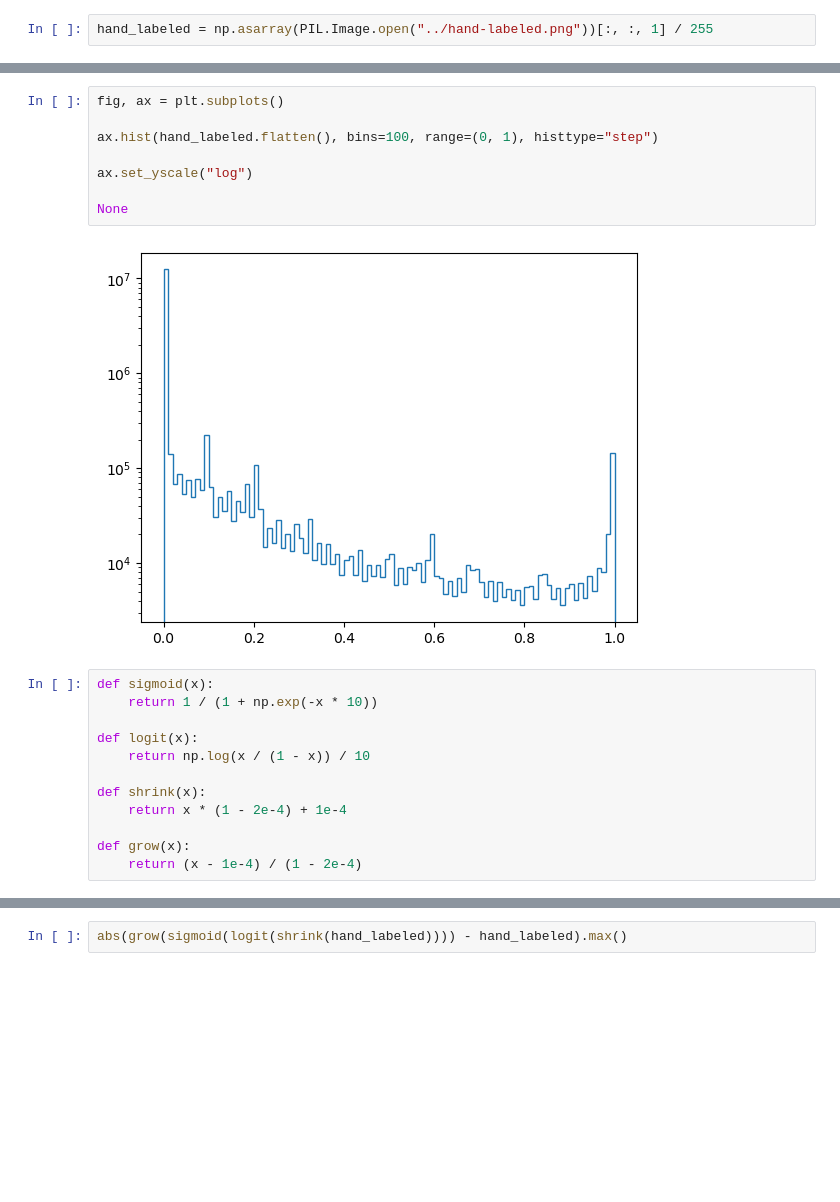
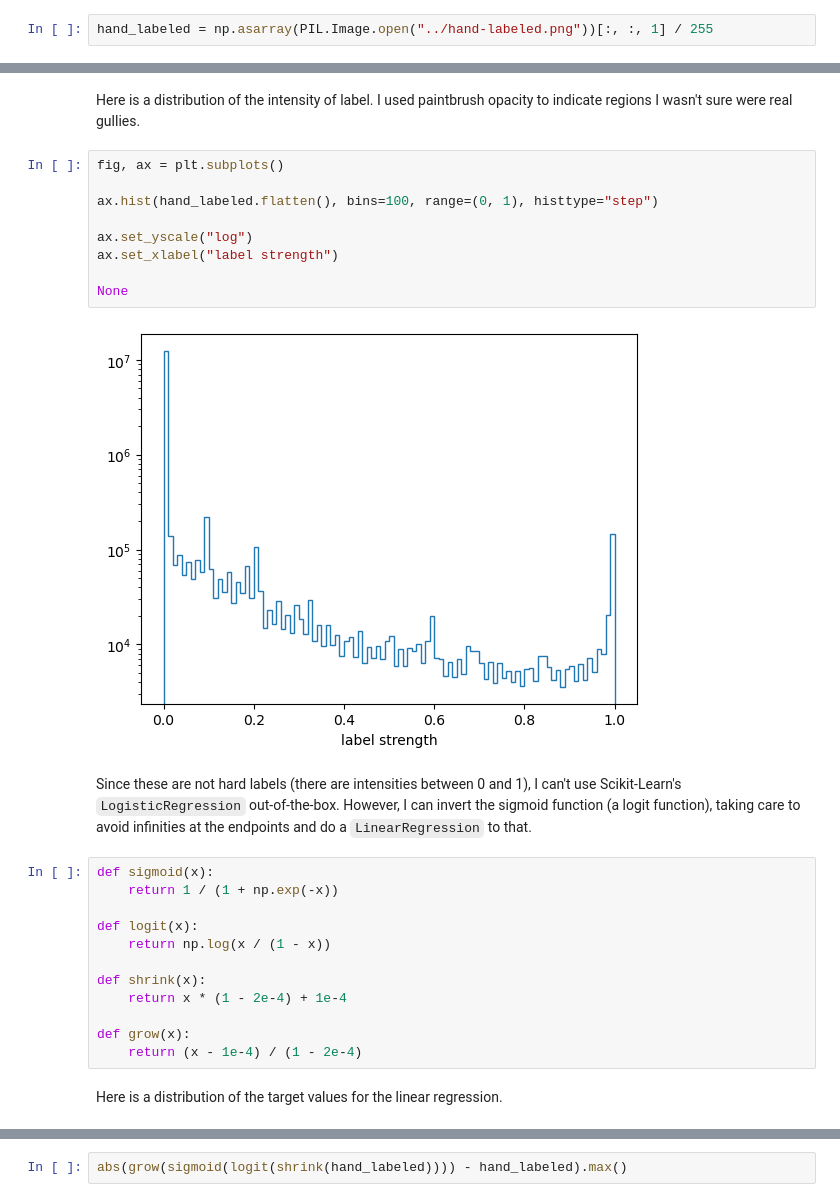
Before and after one commit to dsi-rse/gully-map, a Jupyter notebook: notebooks/connected-gullies.ipynb, the cells around one changed output, grey strips where cells are left out. Drawn from its saved outputs; the diff is of its cells as text; blank space fills up the shorter version.

```diff
--- a/notebooks/connected-gullies.ipynb
+++ b/notebooks/connected-gullies.ipynb
@@ -162,25 +222,32 @@ None
+# %% [markdown]
+Here is a distribution of the intensity of label. I used paintbrush opacity to indicate regions I wasn't sure were real gullies.
 # %%
 fig, ax = plt.subplots()
 
 ax.hist(hand_labeled.flatten(), bins=100, range=(0, 1), histtype="step")
 
 ax.set_yscale("log")
+ax.set_xlabel("label strength")
 
 None
 # %% [output]
-[figure, old version]
+[figure, new version]
+# %% [markdown]
+Since these are not hard labels (there are intensities between 0 and 1), I can't use Scikit-Learn's `LogisticRegression` out-of-the-box. However, I can invert the sigmoid function (a logit function), taking care to avoid infinities at the endpoints and do a `LinearRegression` to that.
 # %%
 def sigmoid(x):
-    return 1 / (1 + np.exp(-x * 10))
+    return 1 / (1 + np.exp(-x))
 
 def logit(x):
-    return np.log(x / (1 - x)) / 10
+    return np.log(x / (1 - x))
 
 def shrink(x):
     return x * (1 - 2e-4) + 1e-4
 
 def grow(x):
     return (x - 1e-4) / (1 - 2e-4)
+# %% [markdown]
+Here is a distribution of the target values for the linear regression.
 # %%
 fig, ax = plt.subplots()
 
```
Also changed, not shown: parts of 73 cells of this notebook.
